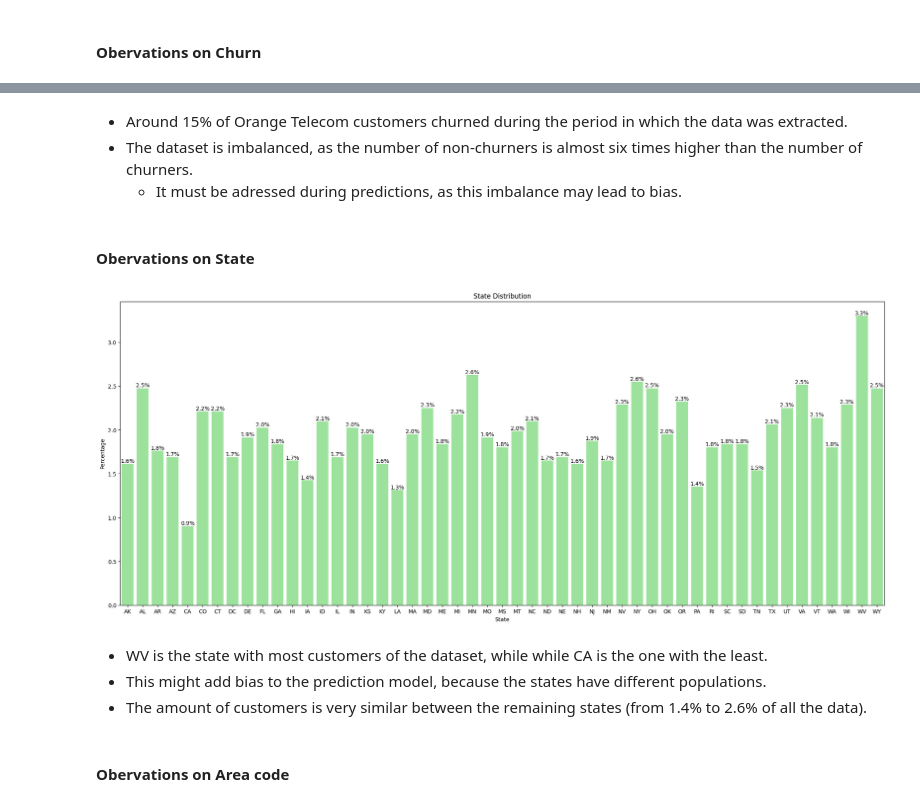
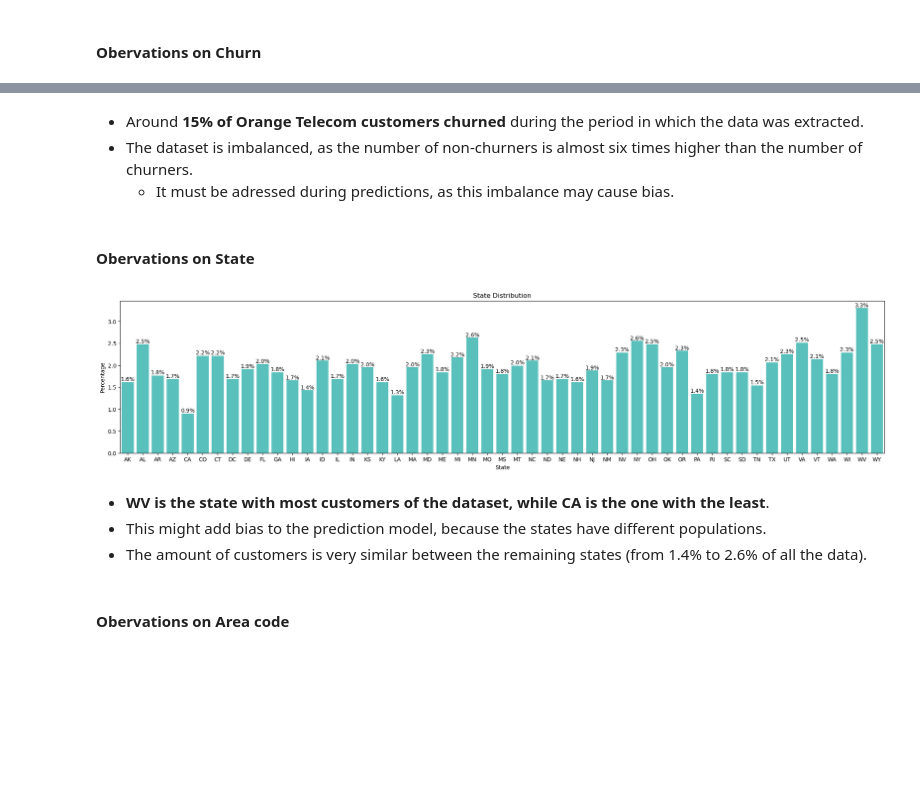
Before and after one commit to marcus-fernandes1/Customer-Churn-Prediction-in-Telecom, a Jupyter notebook: Churn_Prediction_Telecom.ipynb, the cells around one changed output, grey strips where cells are left out. Drawn from its saved outputs; the diff is of its cells as text; code cells hidden in the pictures; blank space fills up the shorter version.

```diff
--- a/Churn_Prediction_Telecom.ipynb
+++ b/Churn_Prediction_Telecom.ipynb
@@ -333,27 +358,27 @@ plt.show()
 # %% [markdown]
-- Around 15% of Orange Telecom customers churned during the period in which the data was extracted.
+- Around **15% of Orange Telecom customers churned** during the period in which the data was extracted.
 - The dataset is imbalanced, as the number of non-churners is almost six times higher than the number of churners.
-    - It must be adressed during predictions, as this imbalance may lead to bias.
+    - It must be adressed during predictions, as this imbalance may cause bias.
 # %% [markdown]
 #### Obervations on State
 # %%
 # Plotting the bar chart for the variable State.
 feature = churn_train['State']
 
 feature_count = feature.value_counts()
 feature_percentage = feature_count / feature_count.sum() * 100
 
-fig, ax = plt.subplots(figsize=(25, 10))
-sns.barplot(x=feature_percentage.index, y=feature_percentage.values, color='lightgreen')
+fig, ax = plt.subplots(figsize=(25, 5))
+sns.barplot(x=feature_percentage.index, y=feature_percentage.values, color='mediumturquoise')
 ax.bar_label(ax.containers[0], fmt='%.1f%%')
 plt.xlabel(feature.name)
 plt.ylabel('Percentage')
 plt.title(feature.name + ' Distribution')
 plt.show()
 # %% [output]
-[figure, old version]
+[figure, new version]
 # %% [markdown]
-- WV is the state with most customers of the dataset, while while CA is the one with the least.
+- **WV is the state with most customers of the dataset, while CA is the one with the least**.
 - This might add bias to the prediction model, because the states have different populations.
 - The amount of customers is very similar between the remaining states (from 1.4% to 2.6% of all the data).
 # %% [markdown]
```
Also changed, not shown: parts of 50 cells of this notebook, 3 other files.
